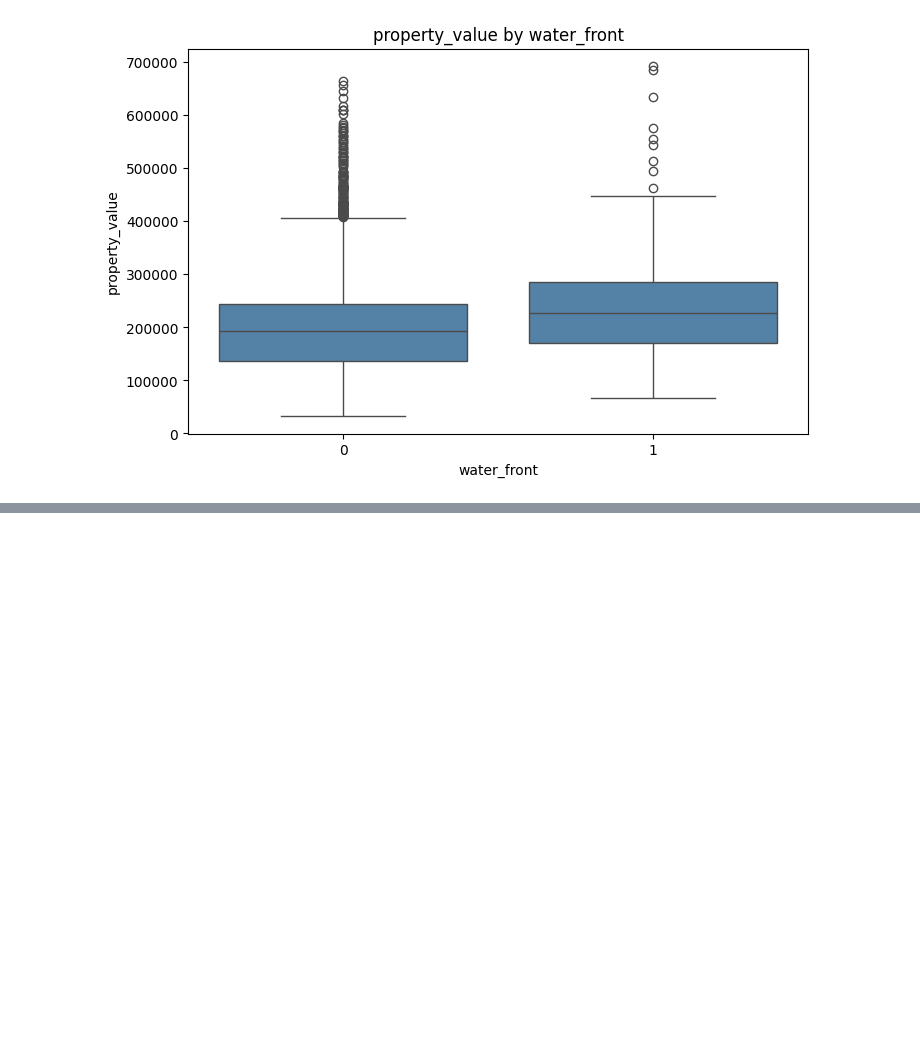
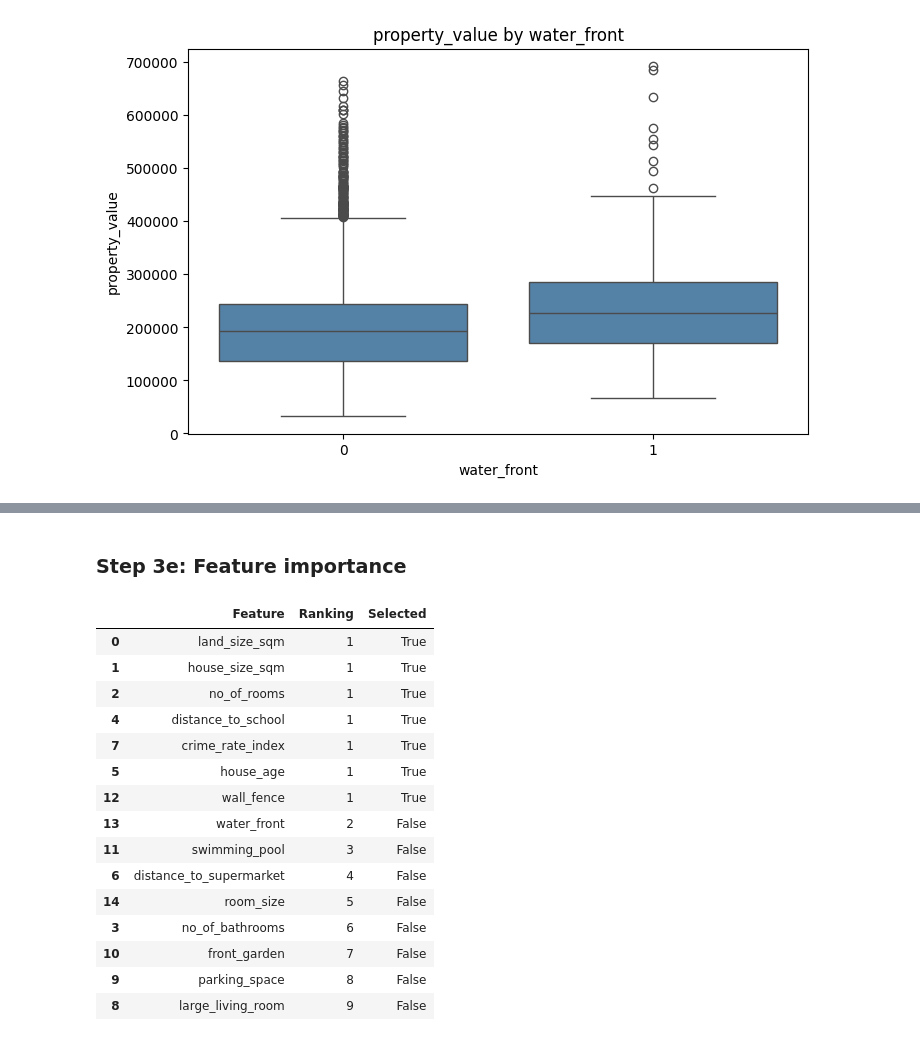
Before and after one commit to Nik1341175/AdvancedDataAnalytics2026, a Jupyter notebook: Ex_Project_1/Step3/01_regression_step_3.ipynb, the cells around one changed output, grey strips where cells are left out. Saved outputs shown, nothing was run; the diff lists cells and outputs as text; code cells hidden in the pictures; blank space fills up the shorter version.

```diff
--- a/Ex_Project_1/Step3/01_regression_step_3.ipynb
+++ b/Ex_Project_1/Step3/01_regression_step_3.ipynb
@@ -106,0 +310,66 @@ plt.show()
+# %% [markdown]
+### Step 3e: Feature importance
+# %%
+TARGET_VARIABLE = "property_value"
+# %%
+from sklearn.linear_model import LinearRegression
+from sklearn.ensemble import RandomForestRegressor
+from sklearn.feature_selection import RFE, mutual_info_regression, mutual_info_classif
+
+# typical X/y -split
+feature_cols = ['land_size_sqm', 'house_size_sqm', 'no_of_rooms', 'no_of_bathrooms',
+                 'distance_to_school', 'house_age', 'distance_to_supermarket', 'crime_rate_index',
+                 'large_living_room', 'parking_space', 'front_garden', 'swimming_pool',
+                 'wall_fence', 'water_front', 'room_size']
+
+X = df[feature_cols]
+y = df[TARGET_VARIABLE]
+
+# define model (linear regression, random forest, XGBoost etc.)
+# technically you can use pretty much any classic ML algorithm
+# model = LinearRegression()
+
+# idea: you might want to try RFE with multuple ML algorithms
+# and then cross-validate the results (which results are common in all models)
+
+# another idea: if you plan on using e.g. XGBoost in your final model
+# it's probably a good idea to use the same XGBoost here
+model = RandomForestRegressor()
+
+# create RFE, place the model and choose number of optimal variables
+rfe = RFE(estimator=model, n_features_to_select=7)
+
+# fit the RFE model with our data
+rfe.fit(X, y)
+
+# get rankings and results
+rankings = rfe.ranking_
+support = rfe.support_
+
+# build a DataFrame to wrap up result for easier inspection
+results_df = pd.DataFrame({
+    "Feature": X.columns,
+    "Ranking": rankings,
+    "Selected": support
+}).sort_values(by="Ranking")
+
+# you can use these results with any other knowledge you have
+# from other optimal variable selection tools, and cross-validation
+results_df
+# %% [output]
+|  | Feature | Ranking | Selected |
+| 0 | land_size_sqm | 1 | True |
+| 1 | house_size_sqm | 1 | True |
+| 2 | no_of_rooms | 1 | True |
+| 4 | distance_to_school | 1 | True |
+| 7 | crime_rate_index | 1 | True |
+| 5 | house_age | 1 | True |
+| 12 | wall_fence | 1 | True |
+| 13 | water_front | 2 | False |
+| 11 | swimming_pool | 3 | False |
+| 6 | distance_to_supermarket | 4 | False |
+| 14 | room_size | 5 | False |
+| 3 | no_of_bathrooms | 6 | False |
+| 10 | front_garden | 7 | False |
+| 9 | parking_space | 8 | False |
+| 8 | large_living_room | 9 | False |
```
Also changed, not shown: parts of 11 cells of this notebook, 1 other file.
